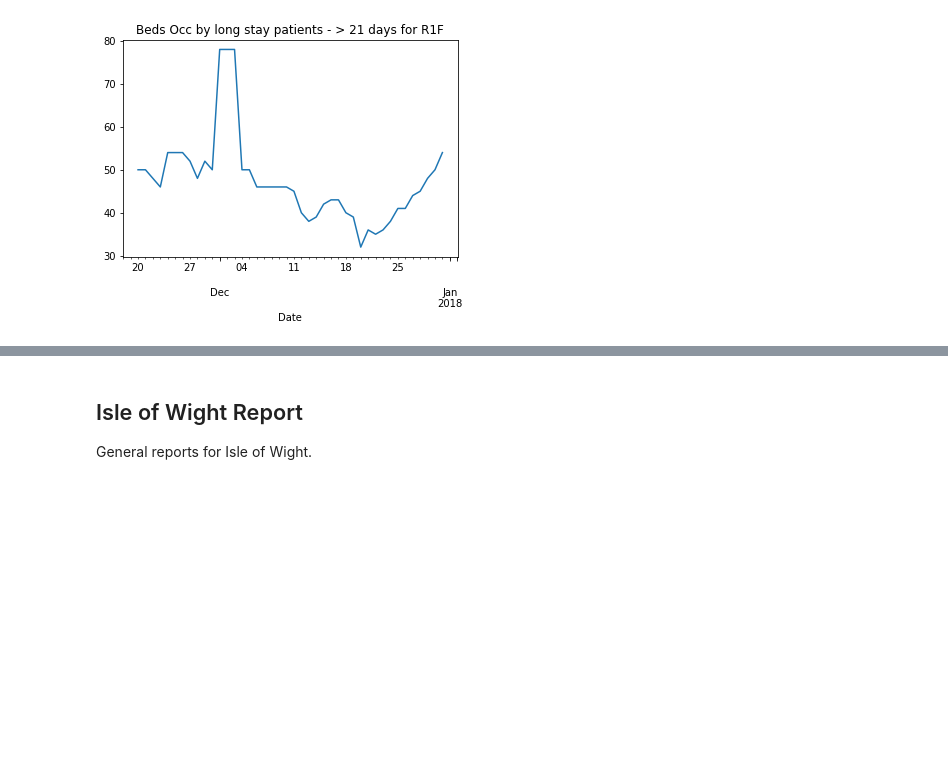
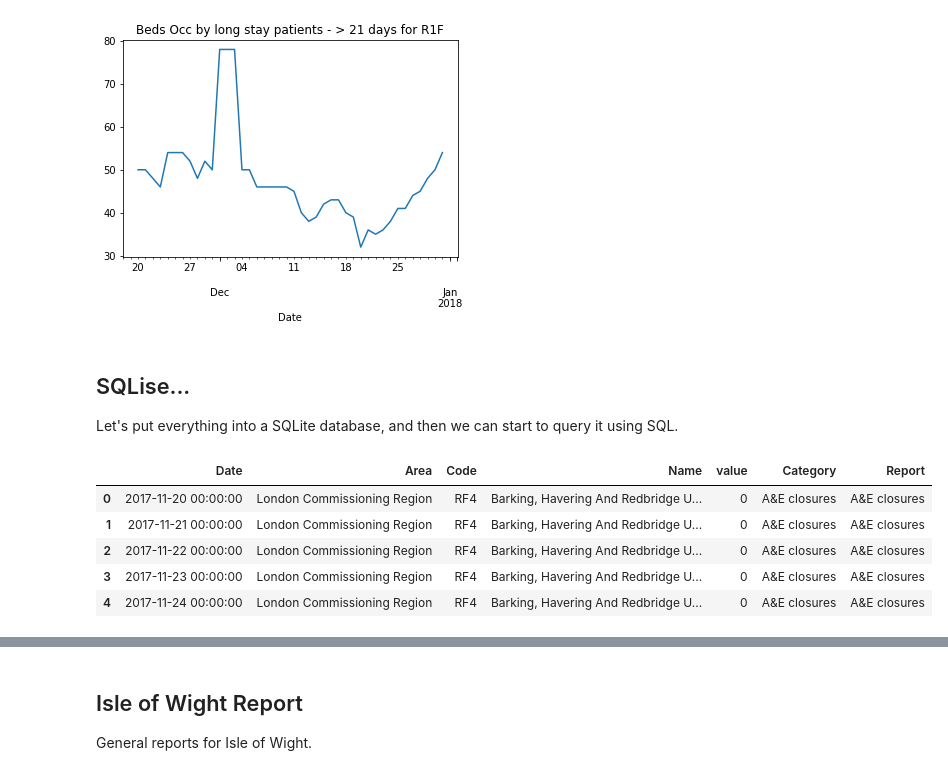
Before and after one commit to psychemedia/openHealthDataDoodles, a Jupyter notebook: notebooks/Winter_SitRep.ipynb, the cells around one changed output, grey strips where cells are left out. Cells and saved outputs as stored; diff of their text form; code cells hidden in the pictures; blank space fills up the shorter version.

```diff
--- a/notebooks/Winter_SitRep.ipynb
+++ b/notebooks/Winter_SitRep.ipynb
@@ -314,3 +314,7 @@ reportNameItems(xl,reportname)
 timeSeriesSelectPlot(report,reportname,category='> 21 days',code='R1F')
 # %% [output]
 [figure]
+# %% [markdown]
+## SQLise...
+
+Let's put everything into a SQLite database, and then we can start to query it using SQL.
@@ -316,0 +333,9 @@ timeSeriesSelectPlot(report,reportname,category='> 21 days',code='R1F')
+# %%
+pd.read_sql_query("select * from sitrep limit 5;", conn)
+# %% [output]
+|  | Date | Area | Code | Name | value | Category | Report |
+| 0 | 2017-11-20 00:00:00 | London Commissioning Region | RF4 | Barking, Havering And Redbridge U... | 0 | A&E closures | A&E closures |
+| 1 | 2017-11-21 00:00:00 | London Commissioning Region | RF4 | Barking, Havering And Redbridge U... | 0 | A&E closures | A&E closures |
+| 2 | 2017-11-22 00:00:00 | London Commissioning Region | RF4 | Barking, Havering And Redbridge U... | 0 | A&E closures | A&E closures |
+| 3 | 2017-11-23 00:00:00 | London Commissioning Region | RF4 | Barking, Havering And Redbridge U... | 0 | A&E closures | A&E closures |
+| 4 | 2017-11-24 00:00:00 | London Commissioning Region | RF4 | Barking, Havering And Redbridge U... | 0 | A&E closures | A&E closures |
```
Also changed, not shown: parts of 15 cells of this notebook.
